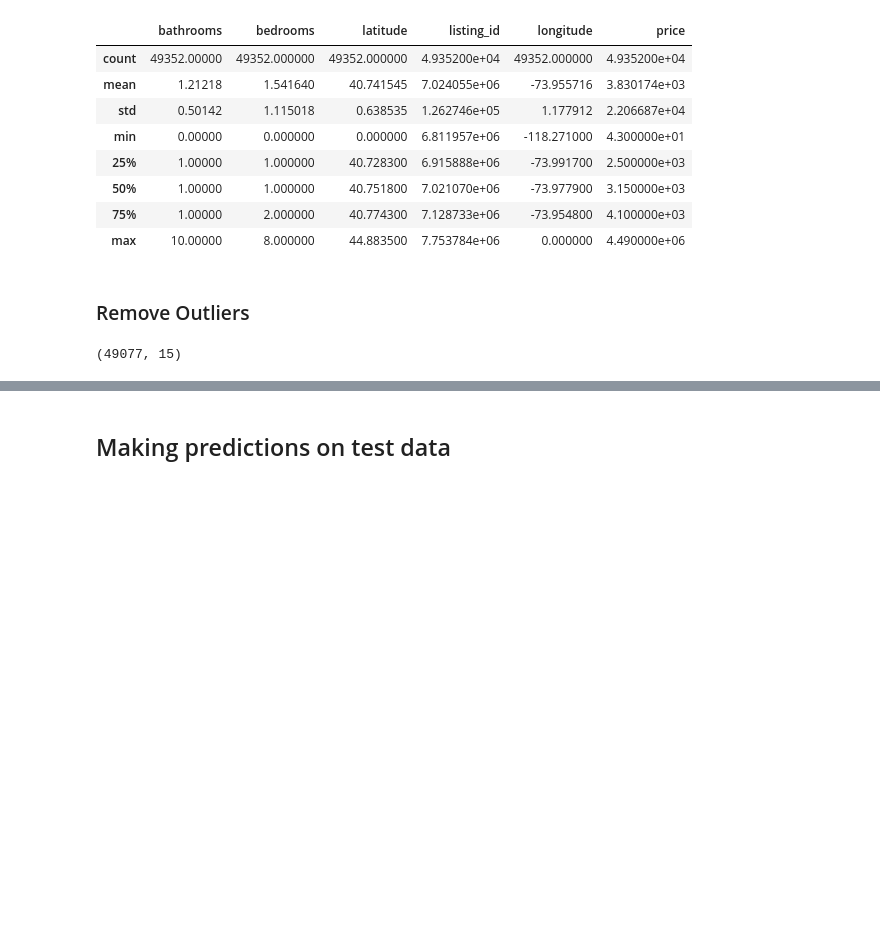
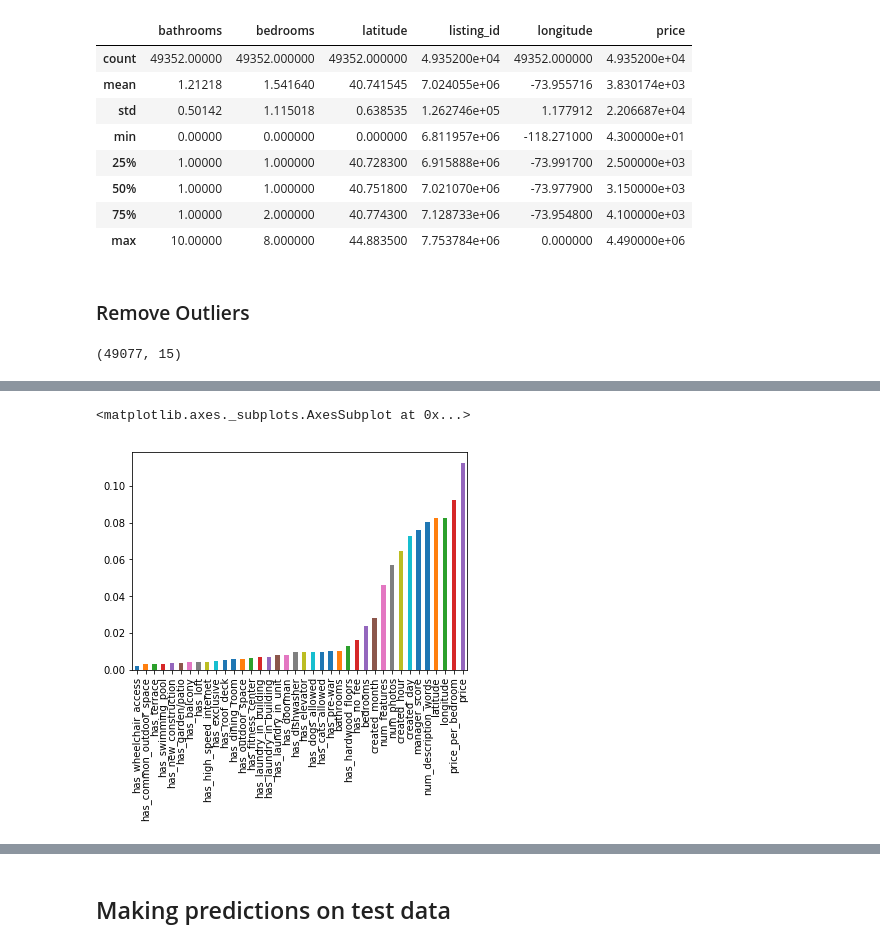
Before and after one commit to jnvipul/case_study, a Jupyter notebook: given_model.ipynb, the cells around one changed output, grey strips where cells are left out. Drawn from its saved outputs; the diff is of its cells as text; code cells hidden in the pictures; blank space fills up the shorter version.

```diff
--- a/given_model.ipynb
+++ b/given_model.ipynb
@@ -218,3 +236,8 @@ Loss : 0.5979167089236164
+# %%
+pd.Series(index = num_feats, data = clf.feature_importances_).sort_values().plot(kind = 'bar')
+# %% [output]
+<matplotlib.axes._subplots.AxesSubplot at 0x...>
+[figure, added]
 # %%
 X.shape
 # %% [output]
```
Also changed, not shown: parts of 14 cells of this notebook.
